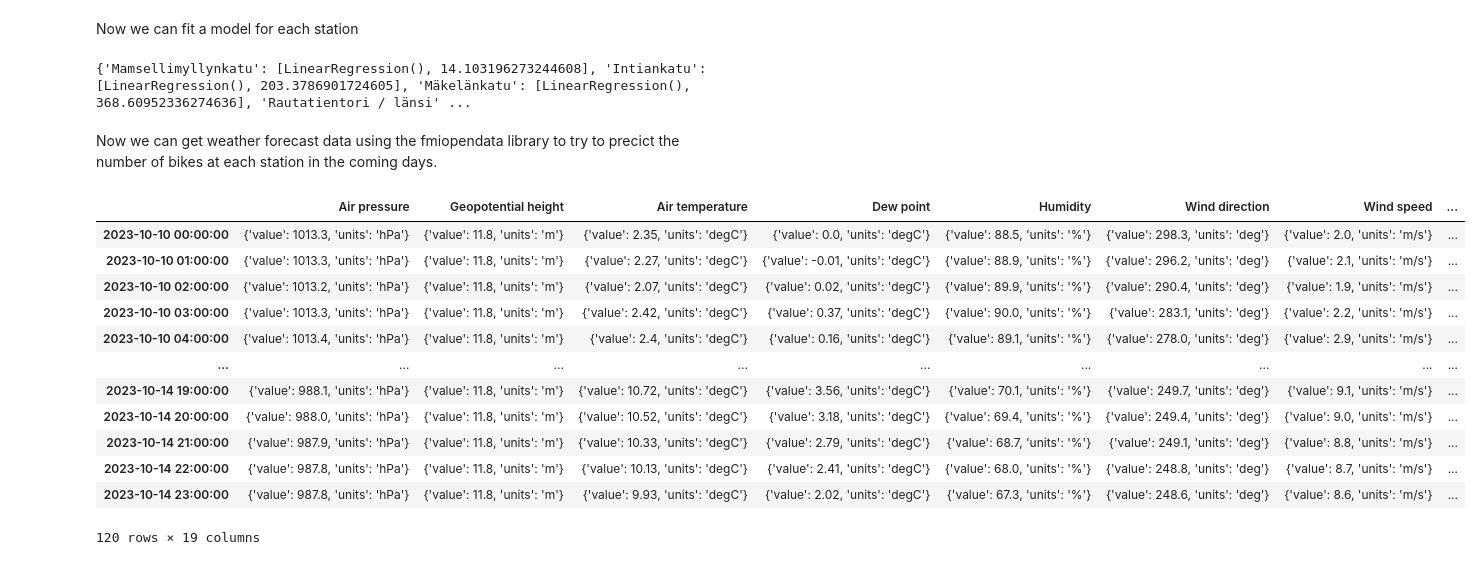
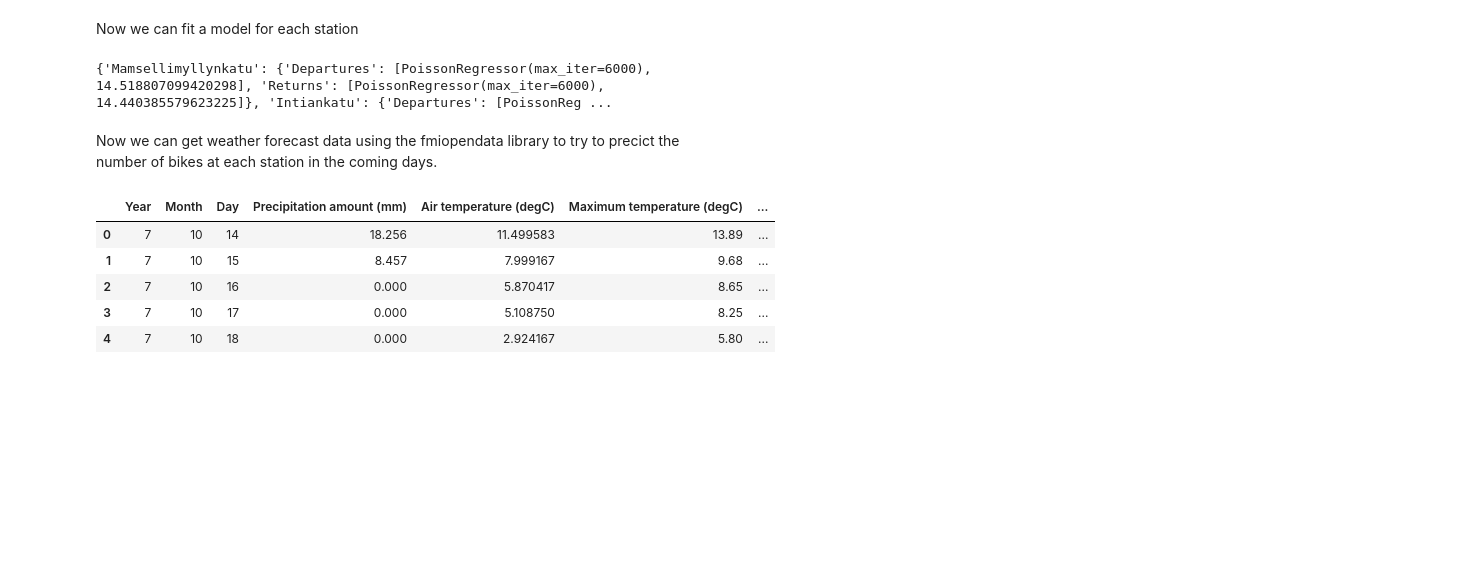
Before and after one commit to JesseHantula/data_science_project, a Jupyter notebook: src/model_fitting.ipynb, the cells around one changed output. Saved outputs shown, nothing was run; the diff lists cells and outputs as text; code cells hidden in the pictures; blank space fills up the shorter version.

Commit message:
making predictions

```diff
--- a/src/model_fitting.ipynb
+++ b/src/model_fitting.ipynb
@@ -36,49 +36,86 @@ for station in stations:
     #split data into train and test
     X_train, X_test, y_train, y_test = train_test_split(station_data, departures, test_size=0.2, shuffle=True, random_state=42)
 
-    model = LinearRegression()
+    model = PoissonRegressor(max_iter=6000)
     model.fit(X_train, y_train)
 
     #find mean squared error of test data
     predictions = model.predict(X_test)
     score = mean_squared_error(y_test, predictions)
 
-    models[station] = [model, score]
+    models[station] = {'Departures': [model, score]}
+
+    #repeat for returns
+
+    X_train, X_test, y_train, y_test = train_test_split(station_data, returns, test_size=0.2, shuffle=True, random_state=42)
+
+    model = PoissonRegressor(max_iter=6000)
+    model.fit(X_train, y_train)
+
+    predictions = model.predict(X_test)
+    score = mean_squared_error(y_test, predictions)
+
+    models[station]['Returns'] = [model, score]
 
 print(models)
 # %% [output]
-{'Mamsellimyllynkatu': [LinearRegression(), 14.103196273244608], 'Intiankatu': [LinearRegression(), 203.3786901724605], 'Mäkelänkatu': [LinearRegression(), 368.60952336274636], 'Rautatientori / länsi' ...
+{'Mamsellimyllynkatu': {'Departures': [PoissonRegressor(max_iter=6000), 14.518807099420298], 'Returns': [PoissonRegressor(max_iter=6000), 14.440385579623225]}, 'Intiankatu': {'Departures': [PoissonReg ...
 # %% [markdown]
 Now we can get weather forecast data using the fmiopendata library to try to precict the number of bikes at each station in the coming days.
 # %%
 #start time is tomorrow 00:00
 start_time = dt.datetime.now() + dt.timedelta(days=1)
 start_time = start_time.replace(hour=0, minute=0, second=0, microsecond=0)
 #end time in 10 days
 end_time = start_time + dt.timedelta(days=5) - dt.timedelta(hours=1)
 
 #put into correct format
 start_time = start_time.isoformat(timespec="seconds") + "Z"
 end_time = end_time.isoformat(timespec="seconds") + "Z"
 
 forecast = download_stored_query("fmi::forecast::edited::weather::scandinavia::point::multipointcoverage", args=["starttime="+start_time, "endtime="+end_time, "place=Helsinki", "timestep=60"])
 
 for key in forecast.data.keys():
     forecast.data[key] = forecast.data[key]["Helsinki"]
 
 forecast_data = pd.DataFrame.from_dict(forecast.data, orient='index')
-display(forecast_data)
+
+#we can drop everything except Air temperature and Precipitation amount 1 hour
+
+simple_data = forecast_data[['Air temperature', 'Precipitation amount 1 hour']].copy()
+
+#each row for both columns contains a dictionary, so we extract the value for key 'value' from each dictionary
+
+simple_data['Air temperature'] = simple_data['Air temperature'].apply(lambda x: x['value'])
+simple_data['Precipitation amount 1 hour'] = simple_data['Precipitation amount 1 hour'].apply(lambda x: x['value'])
+
+#Now we can make a dataframe with the same columns as our training data
+#and use the models to predict the number of departures and returns for each day
+
+predict_data = simple_data.reset_index()
+
+predict_data['Year'] = predict_data['index'].apply(lambda x: x.year - 2016)
+predict_data['Month'] = predict_data['index'].apply(lambda x: x.month)
+predict_data['Day'] = predict_data['index'].apply(lambda x: x.day)
+predict_data['Weekend'] = predict_data['index'].apply(lambda x: x.weekday() > 4)
+predict_data = predict_data.drop('index', axis=1)
+
+min_temp = predict_data.groupby(['Year', 'Month', 'Day', 'Weekend']).agg({'Air temperature': ['min']})
+max_temp = predict_data.groupby(['Year', 'Month', 'Day', 'Weekend']).agg({'Air temperature': ['max']})
+
+predict_data = predict_data.groupby(['Year', 'Month', 'Day', 'Weekend']).agg({'Precipitation amount 1 hour': ['sum'], 'Air temperature': ['mean']})
+predict_data = predict_data.merge(max_temp, on=['Year', 'Month', 'Day', 'Weekend'])
+predict_data = predict_data.merge(min_temp, on=['Year', 'Month', 'Day', 'Weekend'])
+predict_data.columns = ['Precipitation amount (mm)', 'Air temperature (degC)', 'Maximum temperature (degC)', 'Minimum temperature (degC)']
+predict_data = predict_data.reset_index()
+predict_data['Weekend'] = predict_data['Weekend'].apply(lambda x: 1 if x else 0)
+predict_data = predict_data[['Year', 'Month', 'Day', 'Precipitation amount (mm)', 'Air temperature (degC)', 'Maximum temperature (degC)', 'Minimum temperature (degC)', 'Weekend']]
+
+display(predict_data)
 # %% [output]
-|  | Air pressure | Geopotential height | Air temperature | Dew point | Humidity | Wind direction | Wind speed | ... |
-| 2023-10-10 00:00:00 | {'value': 1013.3, 'units': 'hPa'} | {'value': 11.8, 'units': 'm'} | {'value': 2.35, 'units': 'degC'} | {'value': 0.0, 'units': 'degC'} | {'value': 88.5, 'units': '%'} | {'value': 298.3, 'units': 'deg'} | {'value': 2.0, 'units': 'm/s'} | ... |
-| 2023-10-10 01:00:00 | {'value': 1013.3, 'units': 'hPa'} | {'value': 11.8, 'units': 'm'} | {'value': 2.27, 'units': 'degC'} | {'value': -0.01, 'units': 'degC'} | {'value': 88.9, 'units': '%'} | {'value': 296.2, 'units': 'deg'} | {'value': 2.1, 'units': 'm/s'} | ... |
-| 2023-10-10 02:00:00 | {'value': 1013.2, 'units': 'hPa'} | {'value': 11.8, 'units': 'm'} | {'value': 2.07, 'units': 'degC'} | {'value': 0.02, 'units': 'degC'} | {'value': 89.9, 'units': '%'} | {'value': 290.4, 'units': 'deg'} | {'value': 1.9, 'units': 'm/s'} | ... |
-| 2023-10-10 03:00:00 | {'value': 1013.3, 'units': 'hPa'} | {'value': 11.8, 'units': 'm'} | {'value': 2.42, 'units': 'degC'} | {'value': 0.37, 'units': 'degC'} | {'value': 90.0, 'units': '%'} | {'value': 283.1, 'units': 'deg'} | {'value': 2.2, 'units': 'm/s'} | ... |
-| 2023-10-10 04:00:00 | {'value': 1013.4, 'units': 'hPa'} | {'value': 11.8, 'units': 'm'} | {'value': 2.4, 'units': 'degC'} | {'value': 0.16, 'units': 'degC'} | {'value': 89.1, 'units': '%'} | {'value': 278.0, 'units': 'deg'} | {'value': 2.9, 'units': 'm/s'} | ... |
-| ... | ... | ... | ... | ... | ... | ... | ... | ... |
-| 2023-10-14 19:00:00 | {'value': 988.1, 'units': 'hPa'} | {'value': 11.8, 'units': 'm'} | {'value': 10.72, 'units': 'degC'} | {'value': 3.56, 'units': 'degC'} | {'value': 70.1, 'units': '%'} | {'value': 249.7, 'units': 'deg'} | {'value': 9.1, 'units': 'm/s'} | ... |
-| 2023-10-14 20:00:00 | {'value': 988.0, 'units': 'hPa'} | {'value': 11.8, 'units': 'm'} | {'value': 10.52, 'units': 'degC'} | {'value': 3.18, 'units': 'degC'} | {'value': 69.4, 'units': '%'} | {'value': 249.4, 'units': 'deg'} | {'value': 9.0, 'units': 'm/s'} | ... |
-| 2023-10-14 21:00:00 | {'value': 987.9, 'units': 'hPa'} | {'value': 11.8, 'units': 'm'} | {'value': 10.33, 'units': 'degC'} | {'value': 2.79, 'units': 'degC'} | {'value': 68.7, 'units': '%'} | {'value': 249.1, 'units': 'deg'} | {'value': 8.8, 'units': 'm/s'} | ... |
-| 2023-10-14 22:00:00 | {'value': 987.8, 'units': 'hPa'} | {'value': 11.8, 'units': 'm'} | {'value': 10.13, 'units': 'degC'} | {'value': 2.41, 'units': 'degC'} | {'value': 68.0, 'units': '%'} | {'value': 248.8, 'units': 'deg'} | {'value': 8.7, 'units': 'm/s'} | ... |
-| 2023-10-14 23:00:00 | {'value': 987.8, 'units': 'hPa'} | {'value': 11.8, 'units': 'm'} | {'value': 9.93, 'units': 'degC'} | {'value': 2.02, 'units': 'degC'} | {'value': 67.3, 'units': '%'} | {'value': 248.6, 'units': 'deg'} | {'value': 8.6, 'units': 'm/s'} | ... |
+|  | Year | Month | Day | Precipitation amount (mm) | Air temperature (degC) | Maximum temperature (degC) | ... |
+| 0 | 7 | 10 | 14 | 18.256 | 11.499583 | 13.89 | ... |
+| 1 | 7 | 10 | 15 | 8.457 | 7.999167 | 9.68 | ... |
+| 2 | 7 | 10 | 16 | 0.000 | 5.870417 | 8.65 | ... |
+| 3 | 7 | 10 | 17 | 0.000 | 5.108750 | 8.25 | ... |
+| 4 | 7 | 10 | 18 | 0.000 | 2.924167 | 5.80 | ... |
-120 rows × 19 columns
```
Also changed, not shown: parts of 3 cells of this notebook.
